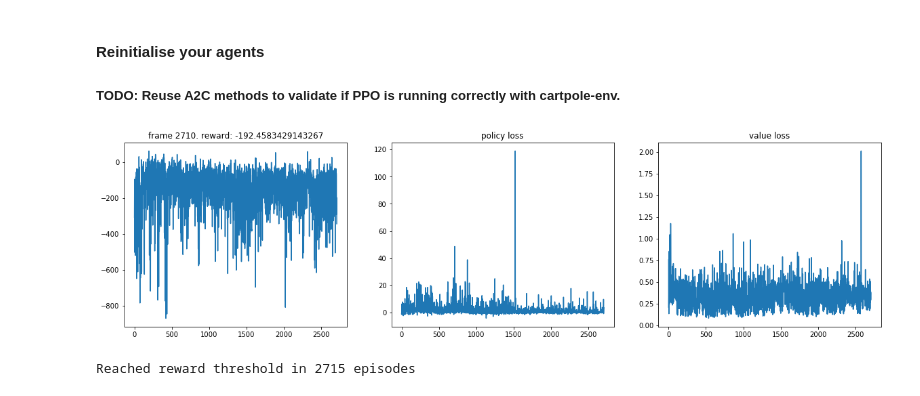
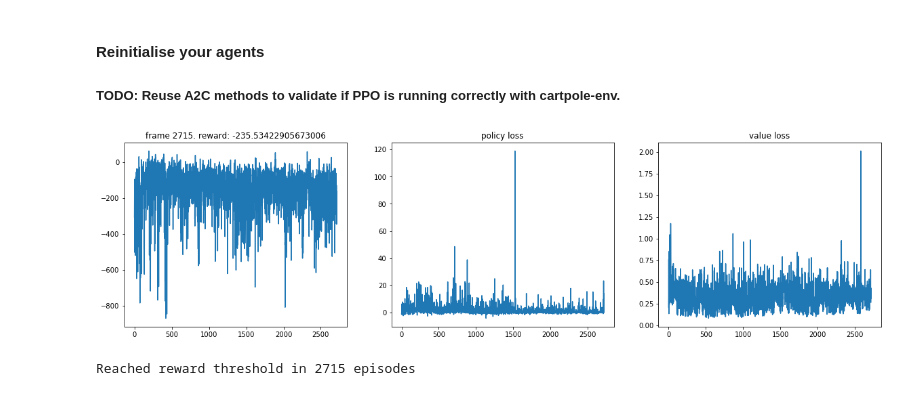
Before and after one commit to pockeleewout/RL_Lab, a Jupyter notebook: lab_session8/LunarLander/A2C_PPO.ipynb, the cells around one changed output. Saved outputs shown, nothing was run; the diff lists cells and outputs as text; code cells hidden in the pictures.

```diff
--- a/lab_session8/LunarLander/A2C_PPO.ipynb
+++ b/lab_session8/LunarLander/A2C_PPO.ipynb
@@ -442,6 +442,7 @@ for episode in range(1, MAX_EPISODES+1):
         plot(episode, train_rewards, policy_losses, value_losses)
 
     if mean_test_rewards >= REWARD_THRESHOLD:
+        plot(episode, train_rewards, policy_losses, value_losses)
 
         print(f'Reached reward threshold in {episode} episodes')
 
@@ -584,32 +585,33 @@ PPO_CLIP = 0.2
 
 policy_losses = []
 value_losses = []
 train_rewards = []
 test_rewards = []
 
 for episode in range(1, MAX_EPISODES+1):
 
     policy_loss, value_loss, train_reward = train_ppo(train_env, agent, optimizer, DISCOUNT_FACTOR, PPO_STEPS, PPO_CLIP)
 
     test_reward = evaluate(eval_env, agent)
 
     train_rewards.append(train_reward)
     test_rewards.append(test_reward)
     policy_losses.append(policy_loss)
     value_losses.append(value_loss)
 
 
     mean_train_rewards = np.mean(train_rewards[-N_TRIALS:])
     mean_test_rewards = np.mean(test_rewards[-N_TRIALS:])
 
     if episode % 10 == 0:
         plot(episode, train_rewards, policy_losses, value_losses)
 
     if mean_test_rewards >= REWARD_THRESHOLD:
+        plot(episode, train_rewards, policy_losses, value_losses)
 
         print(f'Reached reward threshold in {episode} episodes')
 
         break
 # %% [output]
-[figure, old version]
+[figure, new version]
 Reached reward threshold in 2715 episodes
```
Also changed, not shown: parts of 1 cell of this notebook, 7 other files.
